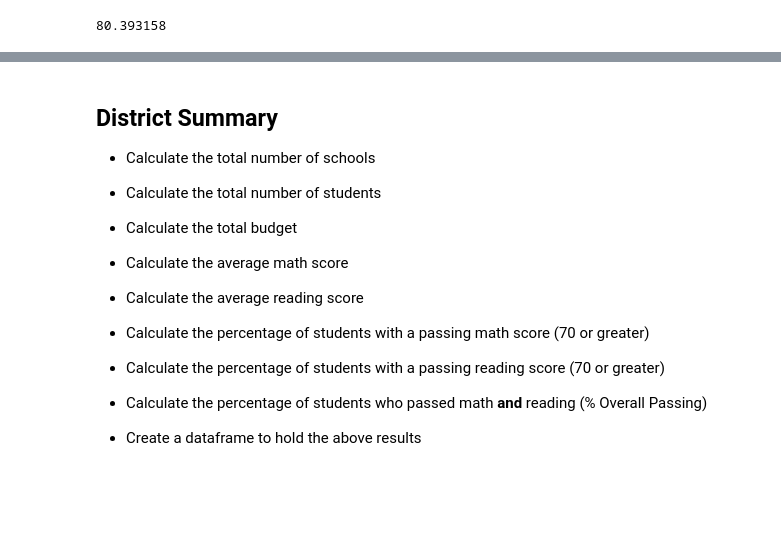
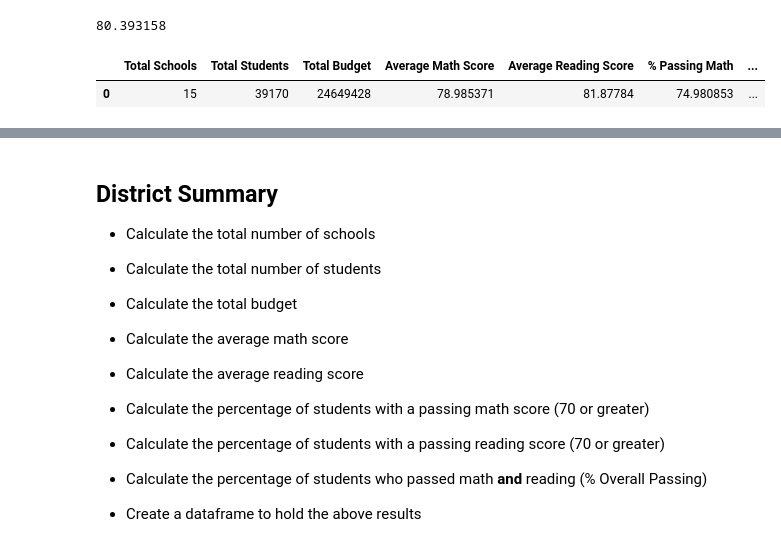
Before and after one commit to Lorifraun/Pandas-challenge, a Jupyter notebook: PyCitySchools/PyCitySchools_lf.ipynb, the cells around one changed output, grey strips where cells are left out. Cells and saved outputs as stored; diff of their text form; code cells hidden in the pictures; blank space fills up the shorter version.

Commit message:
Final for District Summary

```diff
--- a/PyCitySchools/PyCitySchools_lf.ipynb
+++ b/PyCitySchools/PyCitySchools_lf.ipynb
@@ -52,6 +52,6 @@ total_budget
 24649428
 # %%
 #average math score
-avg_math_score = round(student_df["math_score"].mean(),0)
+avg_math_score = (student_df["math_score"].mean())
 avg_math_score
 # %% [output]
@@ -59,5 +59,5 @@ avg_math_score
 # %%
 #average reading score
-avg_read_score = round(student_df["reading_score"].mean(),0)
+avg_read_score = (student_df["reading_score"].mean())
 avg_read_score
 # %% [output]
@@ -82,6 +82,16 @@ overall_pass = (percent_student_pass_math + percent_student_pass_read)/2
 overall_pass
 # %% [output]
 80.393158
+# %%
+#high level snapshot of the districts's key metrics
+district_summary_df = pd.DataFrame({"Total Schools":[total_school],"Total Students":[total_student],\
+                                    "Total Budget":[total_budget],"Average Math Score":[avg_math_score],\
+                                    "Average Reading Score":[avg_read_score],"% Passing Math":[percent_student_pass_math],\
+                                    "% Passing Reading":[percent_student_pass_read],"% Overall Passing":[overall_pass]})
+district_summary_df
+# %% [output]
+|  | Total Schools | Total Students | Total Budget | Average Math Score | Average Reading Score | % Passing Math | ... |
+| 0 | 15 | 39170 | 24649428 | 78.985371 | 81.87784 | 74.980853 | ... |
 # %%
 # Combine the data into a single dataset.
 school_data_complete_df = pd.merge(student_df, school_df, how="left", on=["school_name", "school_name"])
```
Also changed, not shown: parts of 3 cells of this notebook.
